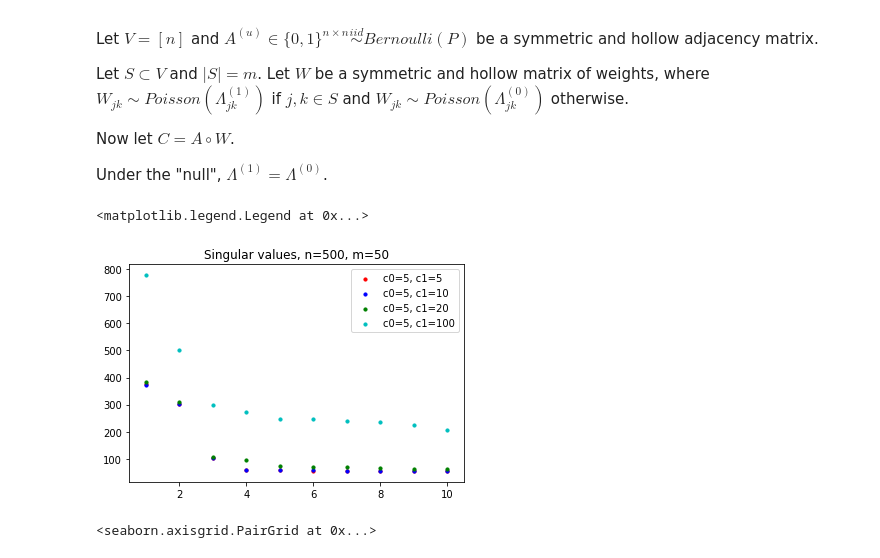
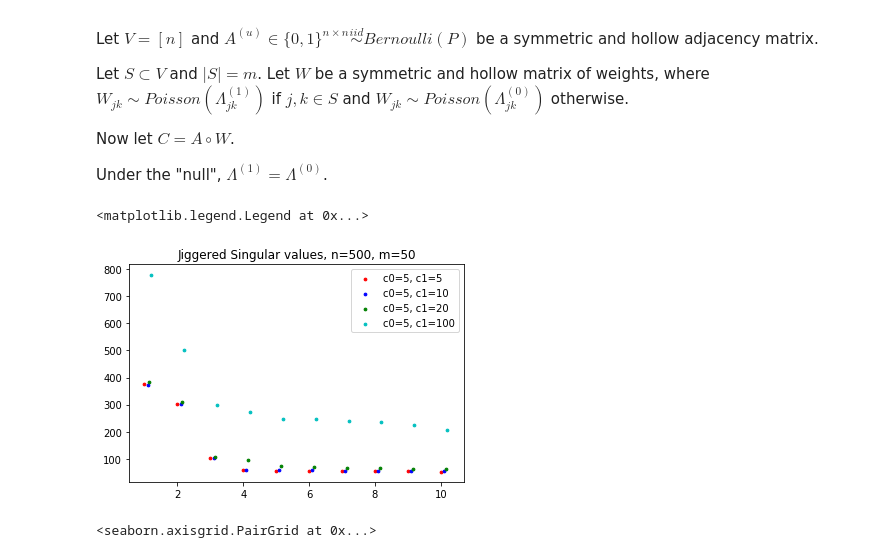
Before and after one commit to neurodata/weighted_graph_models, a Jupyter notebook: weighted Hardy Weinberg initial exploration.ipynb, the cells around one changed output. Cells and saved outputs as stored; diff of their text form; code cells hidden in the pictures.

Commit message:
jiggered scree plots, formulation for cep

```diff
--- a/weighted Hardy Weinberg initial exploration.ipynb
+++ b/weighted Hardy Weinberg initial exploration.ipynb
@@ -40,16 +40,17 @@ X_hat100 = ase100.latent_left_
 sv100 = ase100.singular_values_
 # %%
 fig, ax = plt.subplots(1,1)
-ax.scatter(np.arange(1, len(sv5[:10]) + 1), sv5[:10], c = 'r', s=10, label = 'c0=5, c1=5')
-ax.scatter(np.arange(1, len(sv10[:10]) + 1), sv10[:10], c = 'b', s=10, label = 'c0=5, c1=10')
-ax.scatter(np.arange(1, len(sv20[:10]) + 1), sv20[:10], c = 'g', s=10, label = 'c0=5, c1=20')
-ax.scatter(np.arange(1, len(sv100[:10]) + 1), sv100[:10], c = 'c', s=10, label = 'c0=5, c1=100')
-ax.set_title('Singular values, n=%i, m=%i'%(n, m))
+jigger = 0.05
+ax.scatter(np.arange(1, len(sv5[:10]) + 1), sv5[:10], c = 'r', s=7.5, label = 'c0=5, c1=5')
+ax.scatter(np.arange(1+jigger*2, len(sv10[:10])+jigger*2 + 1), sv10[:10], c = 'b', s=7.5, label = 'c0=5, c1=10')
+ax.scatter(np.arange(1+jigger*3, len(sv20[:10])+jigger*3 + 1), sv20[:10], c = 'g', s=7.5, label = 'c0=5, c1=20')
+ax.scatter(np.arange(1+jigger*4, len(sv100[:10])+jigger*4 + 1), sv100[:10], c = 'c', s=7.5, label = 'c0=5, c1=100')
+ax.set_title('Jiggered Singular values, n=%i, m=%i'%(n, m))
 ax.legend()
 # plt.savefig('singular_values_LSM_n%i_m%i_c%ic%ic%ic%i.png'%(n, m, 5, 10, 20, 100))
 # %% [output]
 <matplotlib.legend.Legend at 0x...>
-[figure, old version]
+[figure, new version]
 # %%
 np.random.seed(1)
 V1 = np.random.choice(range(n), m, replace=False)
```
